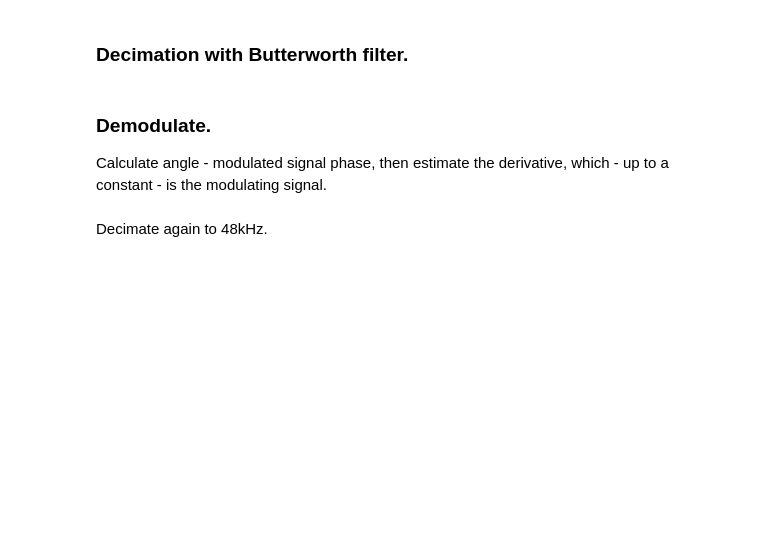
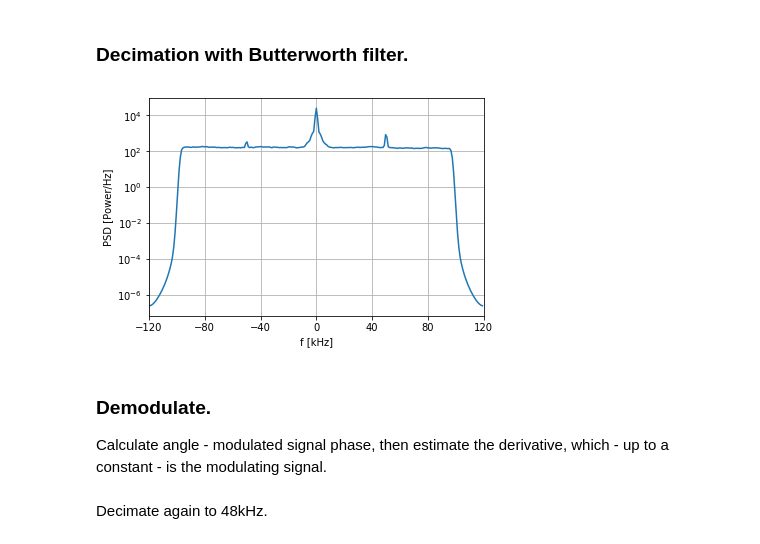
Before and after one commit to enthyp/rds-fm, a Jupyter notebook: nb/iq_samples.ipynb, the cells around one changed output. Drawn from its saved outputs; the diff is of its cells as text; code cells hidden in the pictures; blank space fills up the shorter version.

```diff
--- a/nb/iq_samples.ipynb
+++ b/nb/iq_samples.ipynb
@@ -33,6 +42,10 @@ plt.xlim(-sample_rate/2e3, sample_rate/2e3)
 # %%
 sample_rate_fm = 240000  # decimate by 10
 iq_comercial = signal.decimate(iq_samples, sample_rate // sample_rate_fm)
+# %%
+welch(iq_comercial, sample_rate_fm)
+# %% [output]
+[figure, added]
 # %% [markdown]
 ### Demodulate.
 Calculate angle - modulated signal phase, then estimate the derivative, which - up to a constant - is the modulating signal.
```
Also changed, not shown: parts of 7 cells of this notebook, 9 other files.
